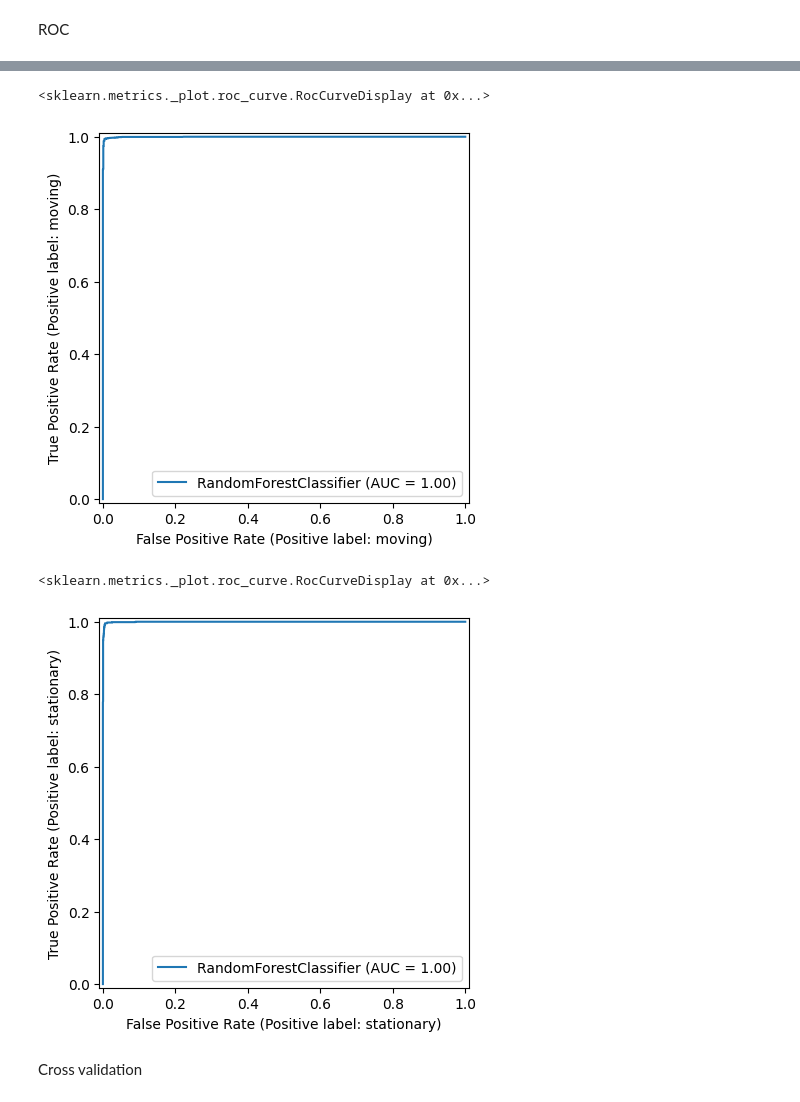
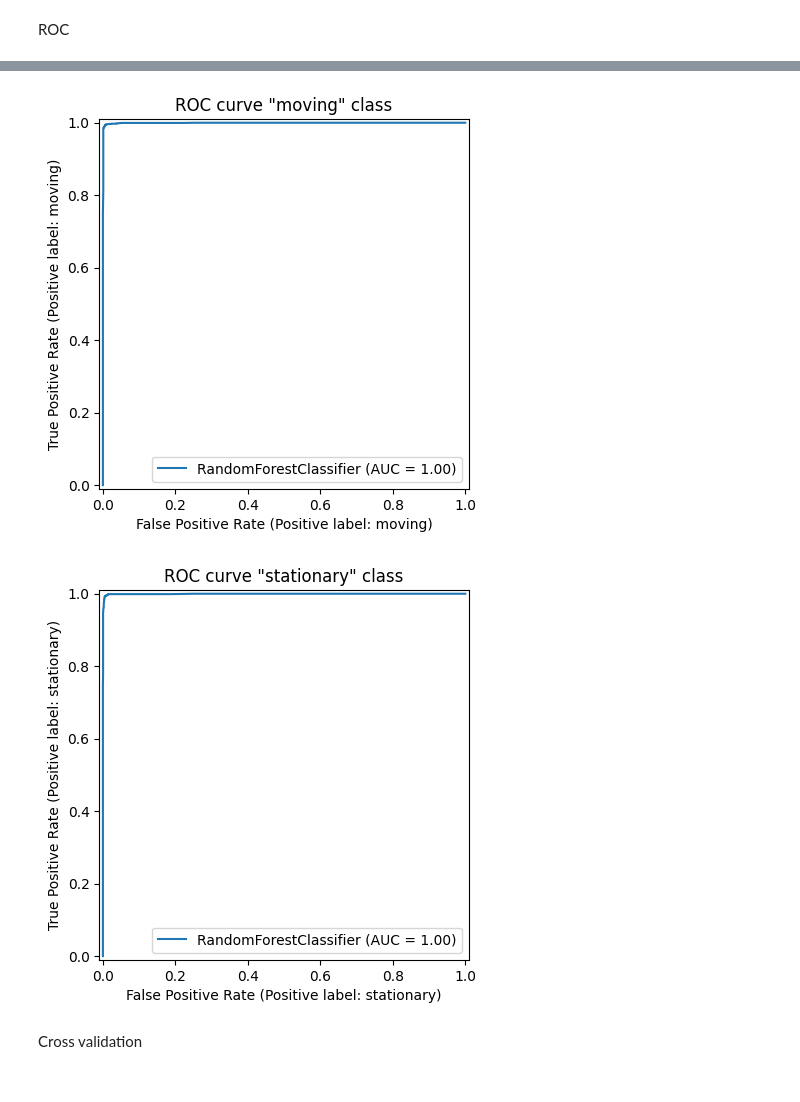
Before and after one commit to corentinbouton/RFID-tags-detection, a Jupyter notebook: classic_ML.ipynb, the cells around one changed output, grey strips where cells are left out. Saved outputs shown, nothing was run; the diff lists cells and outputs as text; code cells hidden in the pictures.

```diff
--- a/classic_ML.ipynb
+++ b/classic_ML.ipynb
@@ -238,13 +225,15 @@ roc_auc_score(Y_test_digits, Y_pred_digits)
 # %%
 RocCurveDisplay.from_estimator(grid.best_estimator_, X_test, Y_test, pos_label='moving')
+plt.title('ROC curve "moving" class')
+plt.show()
 # %% [output]
-<sklearn.metrics._plot.roc_curve.RocCurveDisplay at 0x...>
-[figure, old version]
+[figure, new version]
 # %%
 RocCurveDisplay.from_estimator(grid.best_estimator_, X_test, Y_test, pos_label='stationary')
+plt.title('ROC curve "stationary" class')
+plt.show()
 # %% [output]
-<sklearn.metrics._plot.roc_curve.RocCurveDisplay at 0x...>
-[figure, old version]
+[figure, new version]
 # %% [markdown]
 Cross validation
 # %%
```
Also changed, not shown: parts of 6 cells of this notebook, 10 other files.
